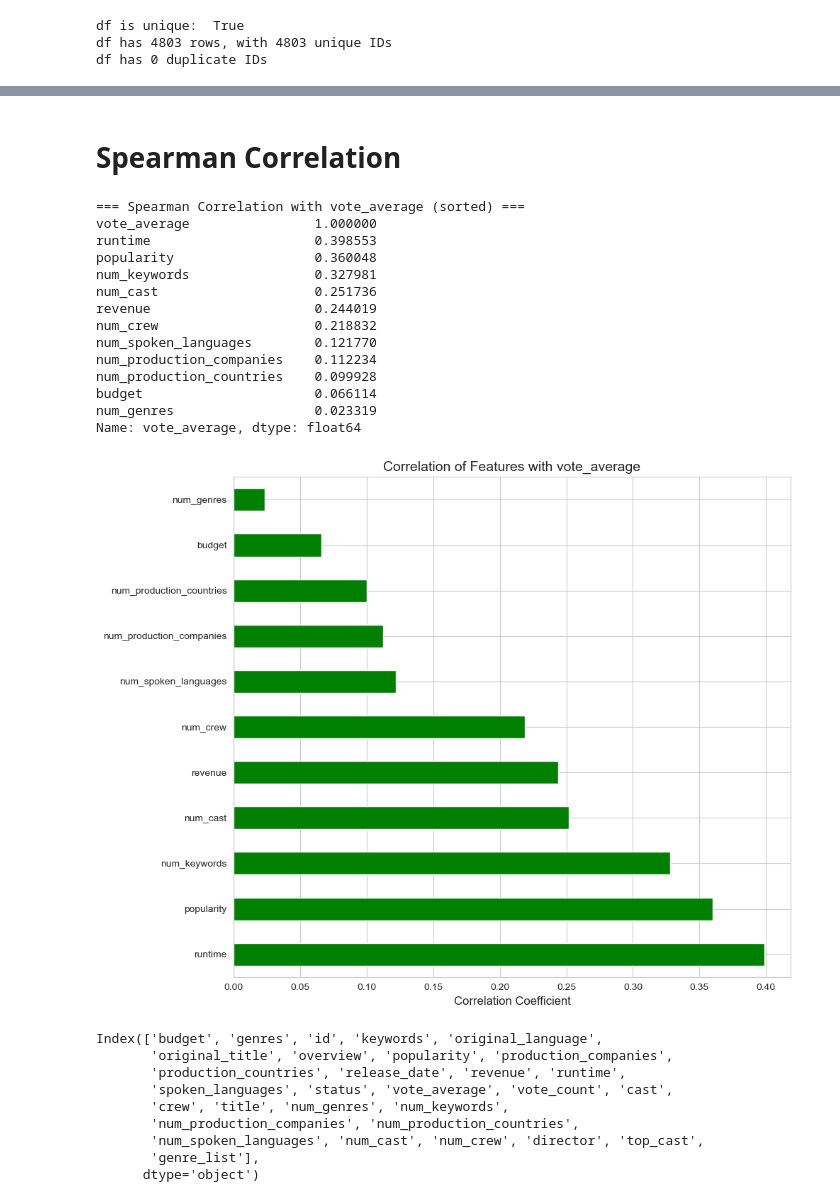
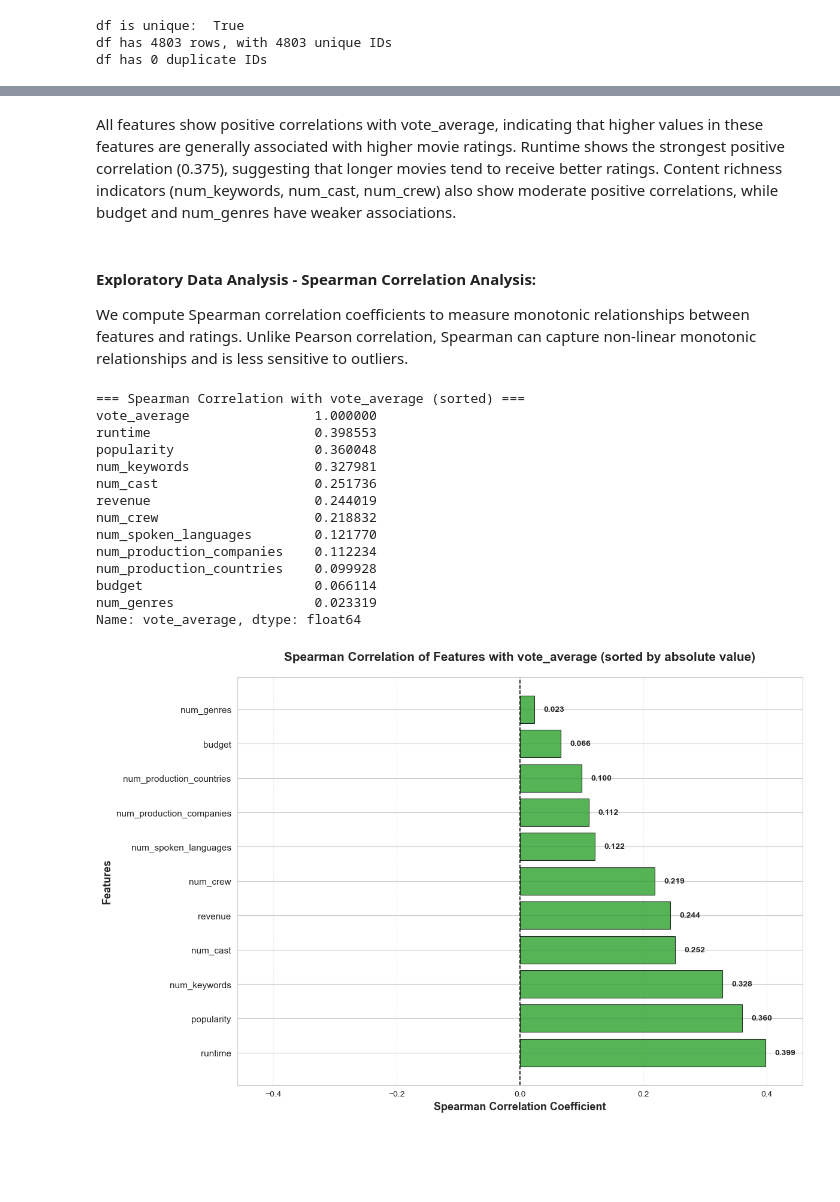
Before and after one commit to chuyiting/TMDB_Rating_Prediction, a Jupyter notebook: analysis.ipynb, the cells around one changed output, grey strips where cells are left out. Cells and saved outputs as stored; diff of their text form; code cells hidden in the pictures; blank space fills up the shorter version.

Commit message:
add data analysis and preprocessing

```diff
--- a/analysis.ipynb
+++ b/analysis.ipynb
@@ -8,5 +8,5 @@ The dataset was collected by compiling publicly available metadata from TMDb's A
 import pandas as pd
 import numpy as np
 
-df_credits=pd.read_csv('dataset/tmdb_5000_credits.csv')
-df=pd.read_csv('dataset/tmdb_5000_movies.csv')
+df_credits=pd.read_csv('archive/tmdb_5000_credits.csv')
+df=pd.read_csv('archive/tmdb_5000_movies.csv')
@@ -306,51 +341,61 @@ Name: vote_average, dtype: float64
+# %% [markdown]
+All features show positive correlations with vote_average, indicating that higher values in these features are generally associated with higher movie ratings. Runtime shows the strongest positive correlation (0.375), suggesting that longer movies tend to receive better ratings. Content richness indicators (num_keywords, num_cast, num_crew) also show moderate positive correlations, while budget and num_genres have weaker associations.
 # %% [markdown]
-# Spearman Correlation
+#### Exploratory Data Analysis - Spearman Correlation Analysis:
+We compute Spearman correlation coefficients to measure monotonic relationships between features and ratings. Unlike Pearson correlation, Spearman can capture non-linear monotonic relationships and is less sensitive to outliers.
 # %%
 numerical_features = ['budget', 'popularity', 'revenue', 'runtime',
                       'num_genres', 'num_keywords', 'num_production_companies',
                       'num_production_countries', 'num_spoken_languages',
                       'num_cast', 'num_crew', 'vote_average']
 
-corr_df = df[numerical_features].corr(method='spearman') # pearson correlation
+corr_df = df[numerical_features].corr(method='spearman') # spearman correlation
 
 vote_corr = corr_df['vote_average'].sort_values(ascending=False)
 print("=== Spearman Correlation with vote_average (sorted) ===")
 print(vote_corr)
 
-plt.figure(figsize=(10, 8))
+# Create a more visually appealing plot - sort by absolute value to show strongest correlations first
 vote_corr_without_self = vote_corr.drop('vote_average')
-colors = ['red' if x < 0 else 'green' for x in vote_corr_without_self.values]
-vote_corr_without_self.plot(kind='barh', color=colors)
-plt.title('Correlation of Features with vote_average', fontsize=14)
-plt.xlabel('Correlation Coefficient', fontsize=12)
-plt.axvline(x=0, color='black', linestyle='--', linewidth=0.8)
+vote_corr_sorted = vote_corr_without_self.reindex(vote_corr_without_self.abs().sort_values(ascending=False).index)
+
+plt.figure(figsize=(12, 8))
+colors = ['#d62728' if x < 0 else '#2ca02c' for x in vote_corr_sorted.values]
+bars = plt.barh(range(len(vote_corr_sorted)), vote_corr_sorted.values,
+                color=colors, edgecolor='black', linewidth=0.8, alpha=0.8)
+
+# Add value labels on bars
+for i, (bar, value) in enumerate(zip(bars, vote_corr_sorted.values)):
+    plt.text(value + (0.015 if value >= 0 else -0.015), bar.get_y() + bar.get_height()/2,
+             f'{value:.3f}', ha='left' if value >= 0 else 'right', va='center',
+             fontsize=10, fontweight='bold')
+
+plt.yticks(range(len(vote_corr_sorted)), vote_corr_sorted.index, fontsize=11)
+plt.xticks(fontsize=10)
+plt.xlabel('Spearman Correlation Coefficient', fontsize=13, fontweight='bold')
+plt.ylabel('Features', fontsize=13, fontweight='bold')
+plt.title('Spearman Correlation of Features with vote_average (sorted by absolute value)',
+          fontsize=15, fontweight='bold', pad=20)
+plt.axvline(x=0, color='black', linestyle='--', linewidth=1.2)
+plt.grid(axis='x', alpha=0.3, linestyle='--')
+# Set xlim to accommodate both positive and negative values
+x_max = max(abs(vote_corr_sorted.min()), abs(vote_corr_sorted.max()))
+plt.xlim(-x_max * 1.15, x_max * 1.15)
 plt.tight_layout()
 plt.show()
 # %% [output]
 === Spearman Correlation with vote_average (sorted) ===
 vote_average                1.000000
 runtime                     0.398553
 popularity                  0.360048
 num_keywords                0.327981
 num_cast                    0.251736
 revenue                     0.244019
 num_crew                    0.218832
 num_spoken_languages        0.121770
 num_production_companies    0.112234
 num_production_countries    0.099928
 budget                      0.066114
 num_genres                  0.023319
 Name: vote_average, dtype: float64
-[figure, old version]
+[figure, new version]
-# %%
-df.columns
-# %% [output]
-Index(['budget', 'genres', 'id', 'keywords', 'original_language',
-       'original_title', 'overview', 'popularity', 'production_companies',
-       'production_countries', 'release_date', 'revenue', 'runtime',
-       'spoken_languages', 'status', 'vote_average', 'vote_count', 'cast',
-       'crew', 'title', 'num_genres', 'num_keywords',
-       'num_production_companies', 'num_production_countries',
-       'num_spoken_languages', 'num_cast', 'num_crew', 'director', 'top_cast',
-       'genre_list'],
-      dtype='object')
```
Also changed, not shown: parts of 21 cells of this notebook, 1 other file.
